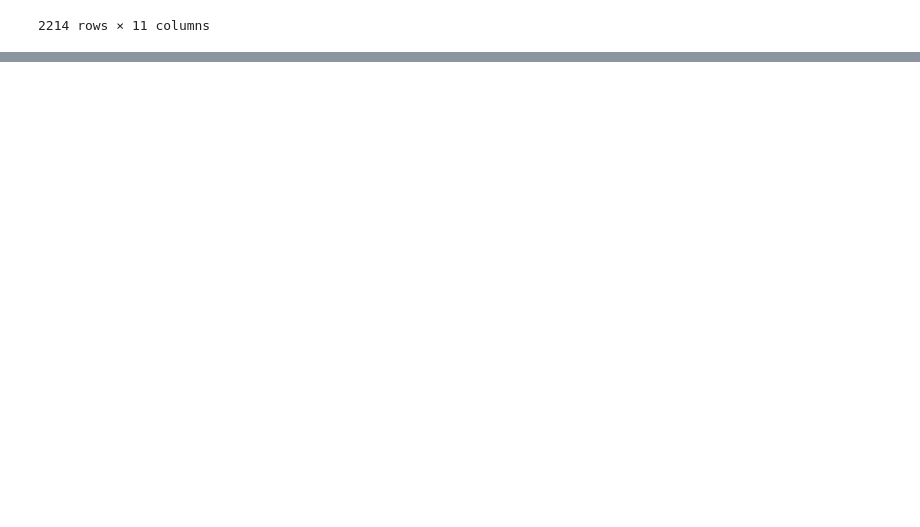
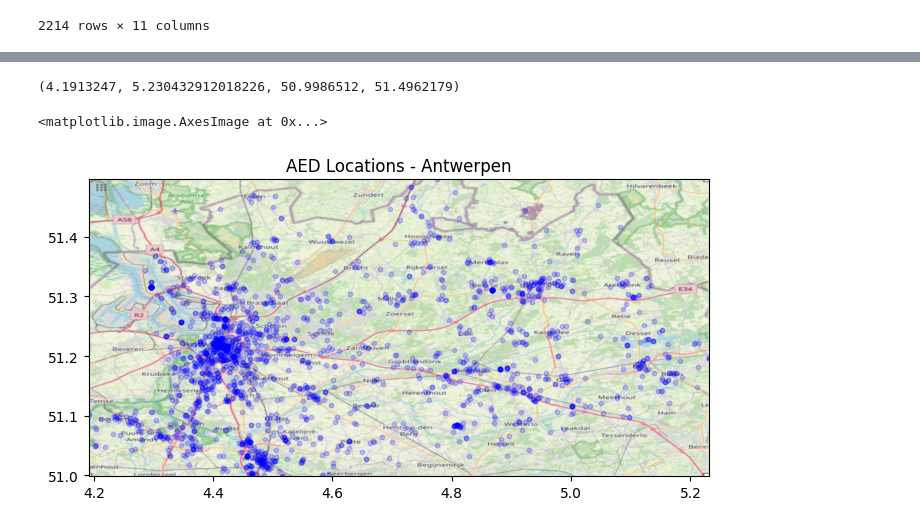
Before and after one commit to TanmayPK/Datathon, a Jupyter notebook: aed.ipynb, the cells around one changed output, grey strips where cells are left out. Drawn from its saved outputs; the diff is of its cells as text; code cells hidden in the pictures; blank space fills up the shorter version.

Commit message:
map visualization added - antwerpen

```diff
--- a/aed.ipynb
+++ b/aed.ipynb
@@ -84,0 +100,2 @@ location = locator.geocode(“Champ de Mars, Paris, France”)
+# %%
+antwerpen['coords'] = antwerpen['location_geo'].apply(lambda loc: tuple(loc.point) if loc else None)
@@ -84,0 +124,2 @@ location = locator.geocode(“Champ de Mars, Paris, France”)
+# %%
+antwerpen[['lat', 'lon', 'alt']] = pd.DataFrame(antwerpen['coords'].tolist(), index=antwerpen.index)
@@ -84,0 +145,18 @@ location = locator.geocode(“Champ de Mars, Paris, France”)
+# %%
+BBox = ((antwerpen.lon.min(), antwerpen.lon.max(), antwerpen.lat.min(), antwerpen.lat.max()))
+# %%
+BBox
+# %% [output]
+(4.1913247, 5.230432912018226, 50.9986512, 51.4962179)
+# %%
+ant_map = plt.imread('img/ant.png')
+# %%
+fig, ax = plt.subplots(figsize = (8,7))
+ax.scatter(antwerpen.lon, antwerpen.lat, zorder=1, alpha= 0.2, c='b', s=10)
+ax.set_title('AED Locations - Antwerpen')
+ax.set_xlim(BBox[0],BBox[1])
+ax.set_ylim(BBox[2],BBox[3])
+ax.imshow(ant_map, zorder=0, extent = BBox, aspect= 'equal')
+# %% [output]
+<matplotlib.image.AxesImage at 0x...>
+[figure, added]
```
Also changed, not shown: parts of 11 cells of this notebook.
